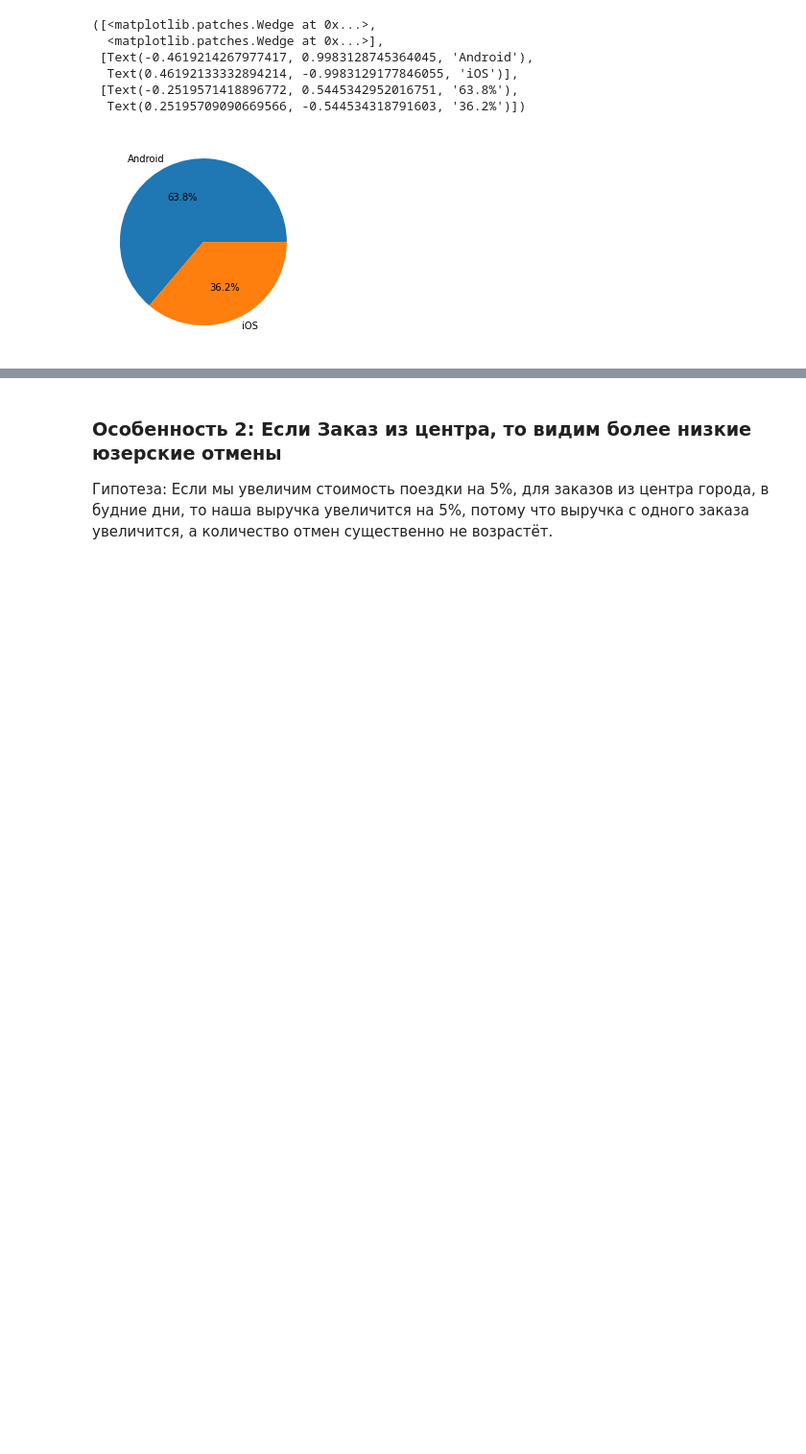
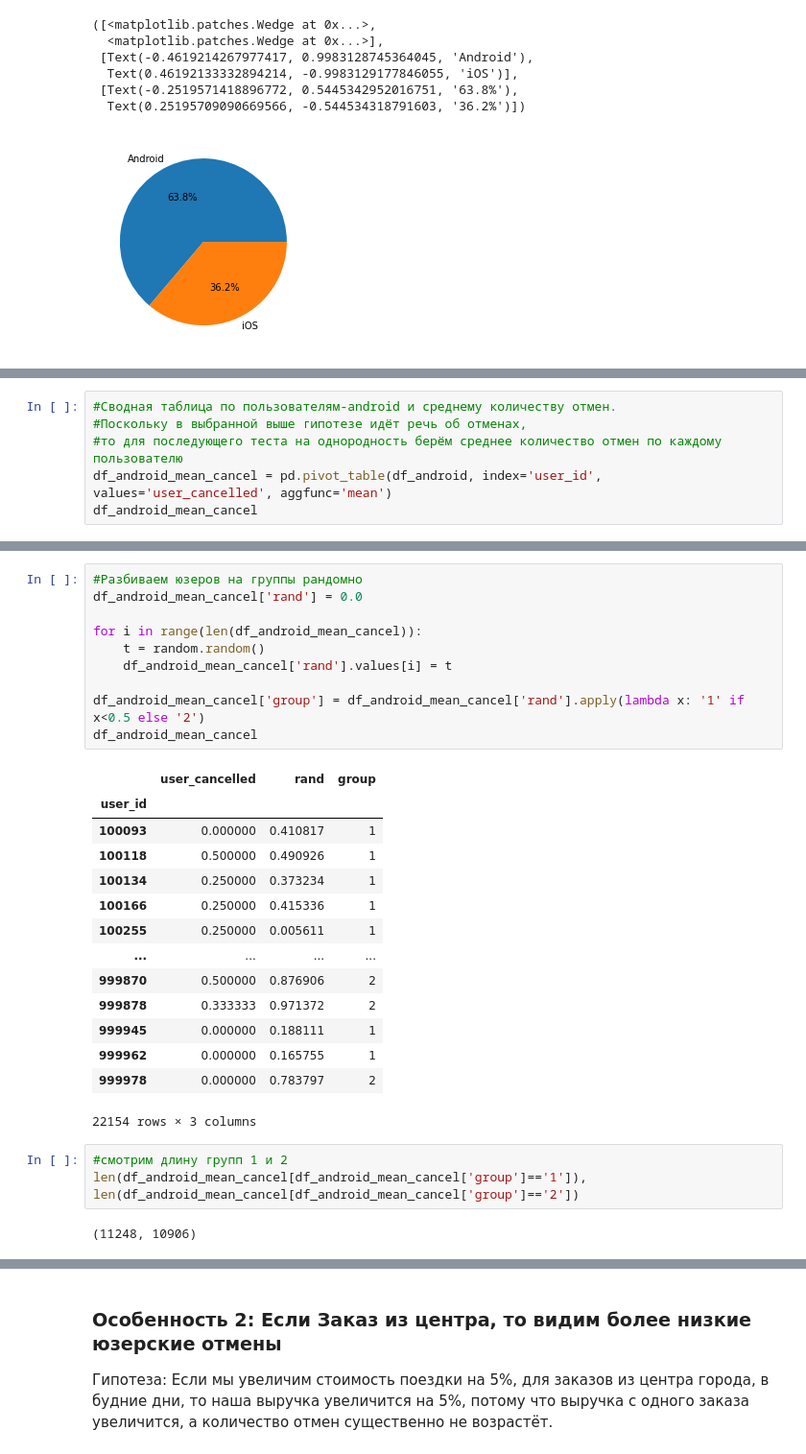
Before and after one commit to Alex-ander-Verte/Home_works_DAU-33, a Jupyter notebook: ABT-14/ABT-14, DAU-33, Вертелецкая, Home_work_4, AB_Split.ipynb, the cells around one changed output, grey strips where cells are left out. Shown at 96% size. Saved outputs shown, nothing was run; the diff lists cells and outputs as text; blank space fills up the shorter version.

```diff
--- a/ABT-14/ABT-14, DAU-33, Вертелецкая, Home_work_4, AB_Split.ipynb
+++ b/ABT-14/ABT-14, DAU-33, Вертелецкая, Home_work_4, AB_Split.ipynb
@@ -119,0 +140,6 @@ plt.pie(df_os_cancel.user_id, labels=["Android", "iOS"], autopct="%1.1f%%")
+# %%
+#Сводная таблица по пользователям-android и среднему количеству отмен.
+#Поскольку в выбранной выше гипотезе идёт речь об отменах,
+#то для последующего теста на однородность берём среднее количество отмен по каждому пользователю
+df_android_mean_cancel = pd.pivot_table(df_android, index='user_id', values='user_cancelled', aggfunc='mean')
+df_android_mean_cancel
@@ -119,0 +161,30 @@ plt.pie(df_os_cancel.user_id, labels=["Android", "iOS"], autopct="%1.1f%%")
+# %%
+#Разбиваем юзеров на группы рандомно
+df_android_mean_cancel['rand'] = 0.0
+
+for i in range(len(df_android_mean_cancel)):
+    t = random.random()
+    df_android_mean_cancel['rand'].values[i] = t
+
+df_android_mean_cancel['group'] = df_android_mean_cancel['rand'].apply(lambda x: '1' if x<0.5 else '2')
+df_android_mean_cancel
+# %% [output]
+|  | user_cancelled | rand | group |
+| user_id |  |  |  |
+| 100093 | 0.000000 | 0.410817 | 1 |
+| 100118 | 0.500000 | 0.490926 | 1 |
+| 100134 | 0.250000 | 0.373234 | 1 |
+| 100166 | 0.250000 | 0.415336 | 1 |
+| 100255 | 0.250000 | 0.005611 | 1 |
+| ... | ... | ... | ... |
+| 999870 | 0.500000 | 0.876906 | 2 |
+| 999878 | 0.333333 | 0.971372 | 2 |
+| 999945 | 0.000000 | 0.188111 | 1 |
+| 999962 | 0.000000 | 0.165755 | 1 |
+| 999978 | 0.000000 | 0.783797 | 2 |
+22154 rows × 3 columns
+# %%
+#смотрим длину групп 1 и 2
+len(df_android_mean_cancel[df_android_mean_cancel['group']=='1']), len(df_android_mean_cancel[df_android_mean_cancel['group']=='2'])
+# %% [output]
+(11248, 10906)
```
Also changed, not shown: parts of 14 cells of this notebook.
